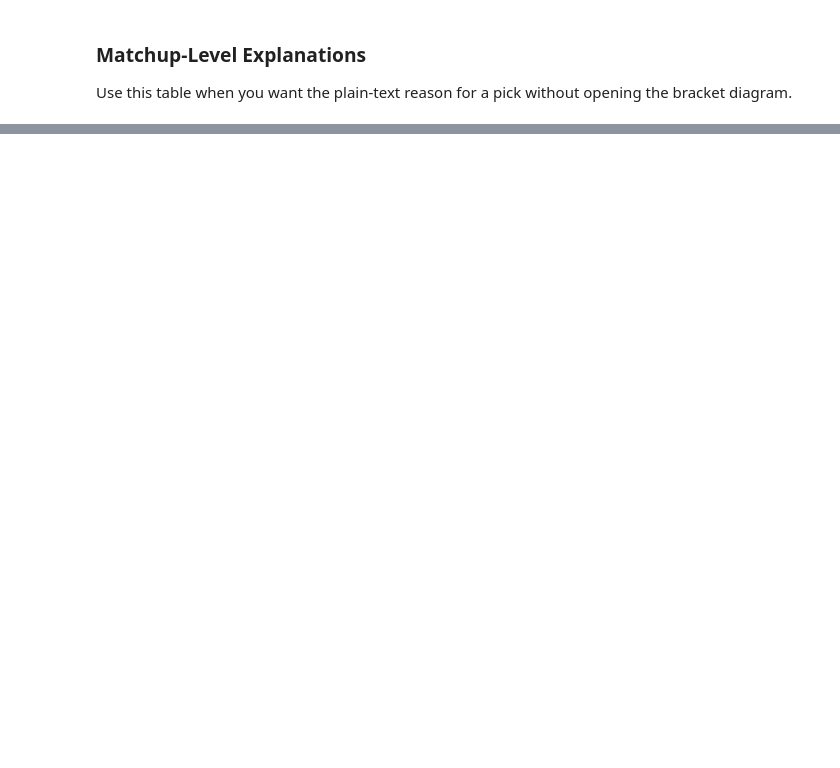
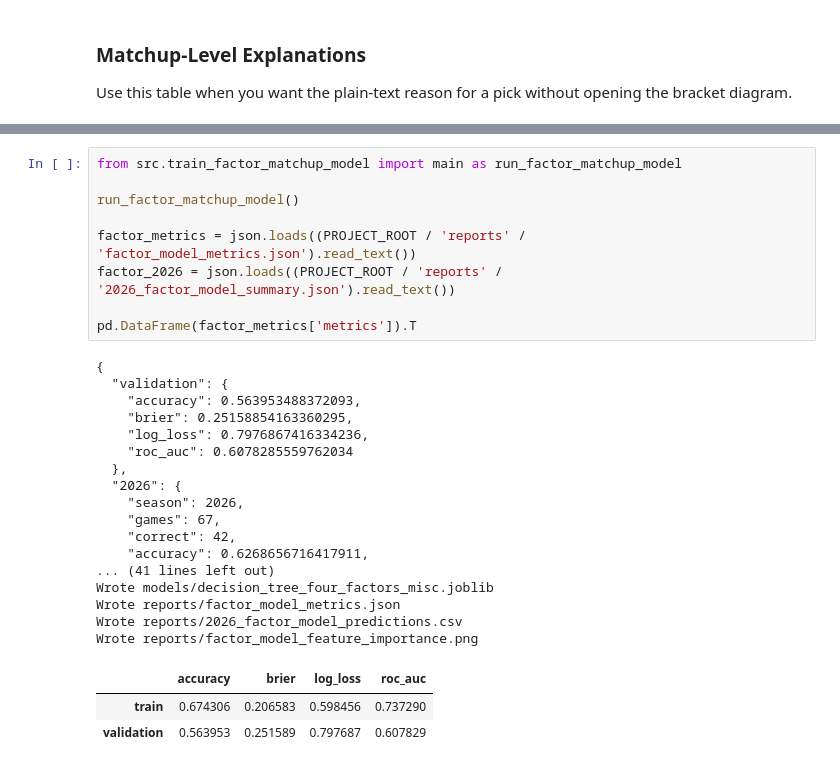
Before and after one commit to spacecowboy301/march-madness-decision-tree, a Jupyter notebook: notebooks/march_madness_decision_tree.ipynb, the cells around one changed output, grey strips where cells are left out. Saved outputs shown, nothing was run; the diff lists cells and outputs as text; blank space fills up the shorter version.

```diff
--- a/notebooks/march_madness_decision_tree.ipynb
+++ b/notebooks/march_madness_decision_tree.ipynb
@@ -253,0 +431,30 @@ explanations_2026[[
+# %%
+from src.train_factor_matchup_model import main as run_factor_matchup_model
+
+run_factor_matchup_model()
+
+factor_metrics = json.loads((PROJECT_ROOT / 'reports' / 'factor_model_metrics.json').read_text())
+factor_2026 = json.loads((PROJECT_ROOT / 'reports' / '2026_factor_model_summary.json').read_text())
+
+pd.DataFrame(factor_metrics['metrics']).T
+# %% [output]
+{
+  "validation": {
+    "accuracy": 0.563953488372093,
+    "brier": 0.25158854163360295,
+    "log_loss": 0.7976867416334236,
+    "roc_auc": 0.6078285559762034
+  },
+  "2026": {
+    "season": 2026,
+    "games": 67,
+    "correct": 42,
+    "accuracy": 0.6268656716417911,
+... (41 lines left out)
+Wrote models/decision_tree_four_factors_misc.joblib
+Wrote reports/factor_model_metrics.json
+Wrote reports/2026_factor_model_predictions.csv
+Wrote reports/factor_model_feature_importance.png
+|  | accuracy | brier | log_loss | roc_auc |
+| train | 0.674306 | 0.206583 | 0.598456 | 0.737290 |
+| validation | 0.563953 | 0.251589 | 0.797687 | 0.607829 |
```
Also changed, not shown: parts of 23 cells of this notebook, 10 other files.
